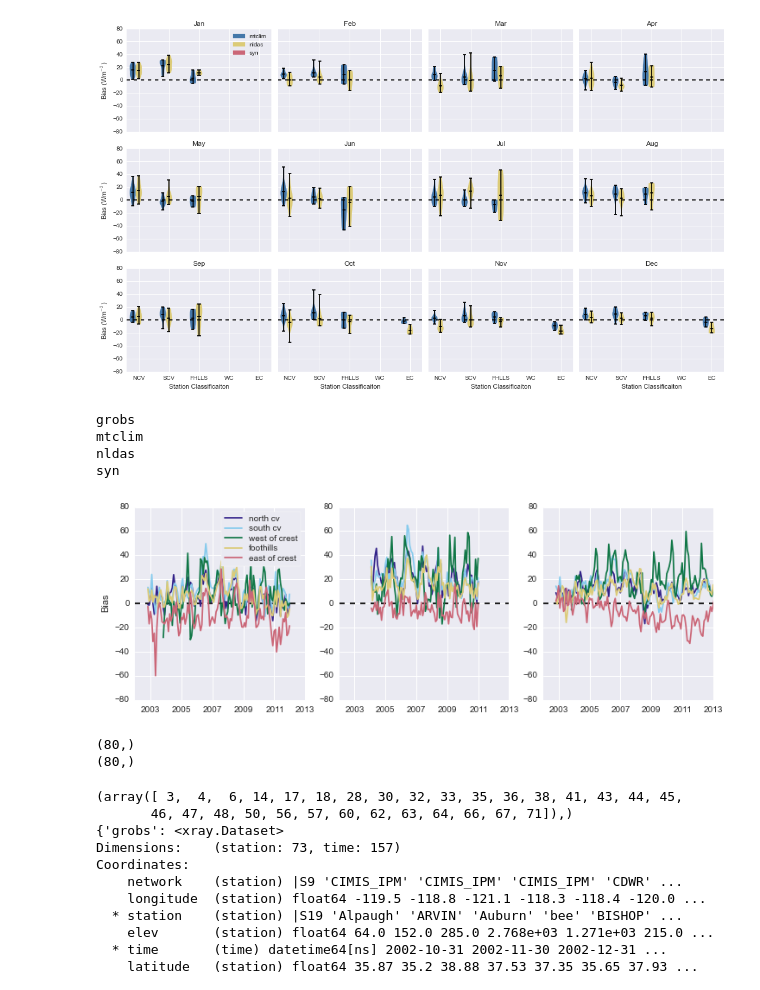
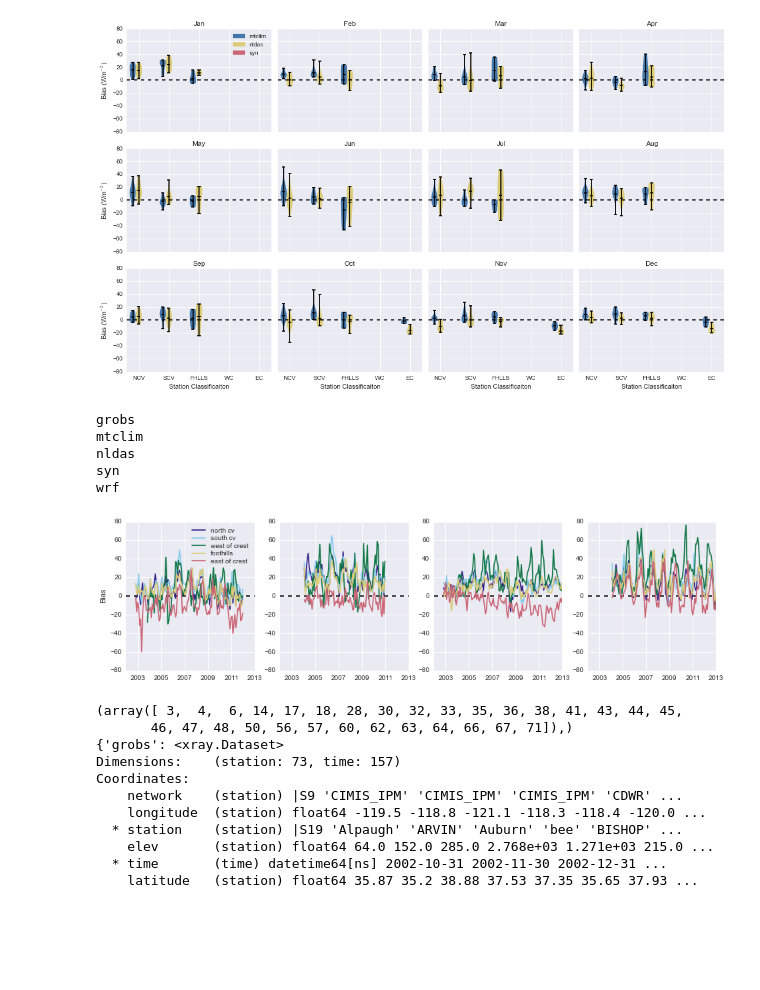
Before and after one commit to klapo/CalRad, a Jupyter notebook: CR.GrobsCompare.ipynb, the cells around one changed output. Saved outputs shown, nothing was run; the diff lists cells and outputs as text; code cells hidden in the pictures; blank space fills up the shorter version.

Commit message:
Added WRF to all plots, made plotting routines more general to handle arbitrary numbers of variables. Still needs violinplot upgrade (CR.ProductRegrid.ipynb)

```diff
--- a/CR.GrobsCompare.ipynb
+++ b/CR.GrobsCompare.ipynb
@@ -244,7 +256,7 @@ lon_stat = grobs.longitude.values
 lat_stat = grobs.latitude.values
 
 ## Loop through dates
-for d in pd.date_range(start='2005-10-01',end='2005-11-01',freq='M'):
+for d in pd.date_range(start='2006-04-01',end='2006-07-01',freq='M'):
 
     fig = plt.figure(figsize=(12,6))
     gs = matplotlib.gridspec.GridSpec(2,num_products+1,width_ratios=np.append(np.ones(num_products)*16,np.array(1.)))
@@ -334,9 +346,9 @@ for d in pd.date_range(start='2005-10-01',end='2005-11-01',freq='M'):
 
     fig.tight_layout()
 
-    os.chdir(dir_print)
+    os.chdir(dir_print+'/MonthlyDiff')
     outdate = pd.to_datetime(d)
     outdate = outdate.strftime('%Y_%m')
     fname = 'GrObs.MonthlyDiff.'+str(outdate)+'.png'
     fig.savefig(fname)
-    plt.close(fig)
+#     plt.close(fig)
@@ -363,7 +377,7 @@ lat_labels = np.arange(36,39,.5)
 lon_labels = np.arange(-120,-117,1)
 
 ## Loop through dates
-for d in pd.date_range(start='2005-10-01',end='2010-11-01',freq='M'):
+for d in pd.date_range(start='2006-04-01',end='2006-07-01',freq='M'):
 
     fig = plt.figure(figsize=(12,6))
     gs = matplotlib.gridspec.GridSpec(2,num_products+1,width_ratios=np.append(np.ones(num_products)*16,np.array(1.)))
@@ -458,4 +472,4 @@ for d in pd.date_range(start='2005-10-01',end='2010-11-01',freq='M'):
     outdate = outdate.strftime('%Y_%m')
     fname = 'GrObs_Mountain.MonthlyDiff.'+str(outdate)+'.png'
     fig.savefig(fname)
-    plt.close(fig)
+#     plt.close(fig)
@@ -484,6 +502,7 @@ for YYYY in np.arange(2002,2014):
             ax.set_ylabel('Bias (Wm$^{-2}$)')
         if m > 8:
             ax.set_xlabel('Station Elevation (m)')
+        ax.plot(np.array([0,3500]),np.array([0,0]),'k--')
         ax.set_title(month_label[m-1])
         ax.set_ylim([-40,80])
     f.tight_layout()
@@ -590,14 +623,16 @@ for YYYY in np.arange(2004,2010):
 month_label = ['Jan','Feb','Mar','Apr','May','Jun','Jul','Aug','Sep','Oct','Nov','Dec']
 grouping = ['north cv','south cv','foothills','west of crest','east of crest']
 gr_label = ['NCV','SCV','FHLLS','WC','EC']
-bin_pos = np.array([[1,2,3],[6,7,8],[11,12,13],[16,17,18],[21,22,23]])
-colsche =   np.array([[68.,119.,170.],\
-            [221.,204.,119.],\
-            [204.,102.,119.]])
+bin_pos = np.array([[1,2,3,4],[7,8,9,10],[13,14,15,16],[19,20,21,22],[25,26,27,28]])
+colsche = np.array([[68.,119.,170.],\
+                [17.,119.,71.],\
+                [221.,204.,119.],\
+                [204.,102.,119.]])
+
 colsche = np.divide(colsche,256.)
 violinplotlines = ['cbars','cmins','cmeans','cmaxes']
 
-for YYYY in np.arange(2004,2010):
+for YYYY in np.arange(2010,2013):
     f, axes = plt.subplots(3, 4, figsize=(15, 9), sharex=True, sharey=True)
     for ax,m in zip(axes.flat, np.arange(1,13)):
         ## Build xray structure for violinplot
@@ -622,15 +657,15 @@ for YYYY in np.arange(2004,2010):
                             coords={'group': (['group'],ds_group)})
 
         # Tidy up
-        diff_da = xray.concat([prod_ds['mtclim'],prod_ds['nldas'],prod_ds['syn']],dim='product')
-        diff_da.coords['product'] = ['mtclim','nldas','syn']
+        diff_da = xray.concat([prod_ds['mtclim'],prod_ds['nldas'],prod_ds['syn'],prod_ds['wrf']],dim='product')
+        diff_da.coords['product'] = ['mtclim','nldas','syn','wrf']
 
         ## Plotting
         # In future: find a way to make line color and body area agree
         for n,gr in enumerate(grouping):
             ## Violin plots
             dat_for_plot= diff_da.bias.loc[{'group':gr,}].values
-            if dat_for_plot.size <4:
+            if dat_for_plot.size <=4:
                 continue
             result = ax.violinplot(dat_for_plot.T,positions=np.array((bin_pos[n])),showmeans=True,widths=1)
 
@@ -644,9 +679,14 @@ for YYYY in np.arange(2004,2010):
             pc = result['cbars']
             for vpl in violinplotlines:
                 result[vpl].set_color('k')
+        pr_names_for_legend = [pr for pr in pr_names if not pr == 'grobs']
+        handle = [matplotlib.patches.Patch(color=colsche[n], label=pr_names_for_legend[n]) \
+                      for n,p in enumerate(pr_names_for_legend)]
 
         # Labels and legend
-        ax.plot(np.array([0,24]),np.array([0,0]),'k--')
+        if m == 1:
+            ax.legend(handles=handle,ncol=num_products,labelspacing=.25,columnspacing=.3)
+        ax.plot(np.array([0,bin_pos.max()]),np.array([0,0]),'k--')
         ax.set_xticks(bin_pos[:,1])
         ax.set_ylim([-80,80])
         if np.mod(((m-1)+4),4) == 0:
@@ -768,39 +811,40 @@ colsche =   np.array([[51.,34.,138.],\
             [221.,204.,119.],\
             [204.,102.,119.]])
 colsche = np.divide(colsche,256.)
-fig = plt.figure(figsize=(12,12))
-gs = matplotlib.gridspec.GridSpec(1,3,width_ratios=[2,2,2],height_ratios=[.5,.5,.5])
+fig = plt.figure(figsize=(20,20))
+gs = matplotlib.gridspec.GridSpec(1,num_products,\
+                                  width_ratios=np.ones(num_products)*5,height_ratios=np.ones(num_products)*10)
 for n,pr in enumerate(pr_names):
     print(pr)
 
     if pr == 'grobs':
         continue
     ax = plt.subplot(gs[0,n-1])
     plt.plot(np.array([datetime(2002,1,1),datetime(2013,1,1)]),np.array([0,0]),'k--')
     grobs_diff = (grobs[pr]-grobs.SWdwn)
     grobs_diff = grobs_diff.swap_dims({'station':'Grouping'})
 
     # Buid dataset
     for m,gr in enumerate(grouping):
         plt.plot(grobs_diff.time,grobs_diff.loc[{'Grouping':gr}].mean(dim='Grouping'),color=colsche[m],label=gr)
 
     # Labels and legend
     if n == 1:
         ax.legend(ncol=1,labelspacing=.25,markerscale=2,numpoints=1,columnspacing=.3,frameon=True)
         ax.set_ylabel('Bias')
     ax.set_xlim(datetime(2002,1,1),datetime(2013,1,1))
     ax.set_ylim(-80,80)
-#     plt.plot(np.array([datetime(2002,1,1),datetime(2013,1,1)]),np.array([0,0]),'k--')
 
 os.chdir(dir_print)
 fname = 'SWdwn_bias_monthly.groups.png'
 fig.savefig(fname)
 # %% [output]
 grobs
 mtclim
 nldas
 syn
+wrf
-[figure, old version]
+[figure, new version]
 # %%
 ############################################
 ## Time series of irradiance by longitude ##
@@ -869,34 +913,6 @@ for YYYY in np.arange(2008,2012):
     fname = 'SWdwn_transect.'+str(YYYY)+'.png'
     f.savefig(fname)
     plt.close(f)
-# %%
-# Get values for year
-# if m == 12:
-#     d = pd.date_range(start=(str(YYYY)+'-'+str(m)+'-1'),end=(str(YYYY+1)+'-'+str(1)+'-1'),freq='M')
-# else:
-#     d = pd.date_range(start=(str(YYYY)+'-'+str(m)+'-1'),end=(str(YYYY)+'-'+str(m+1)+'-1'),freq='M')
-
-# irrad_values = np.squeeze(monthly_mean[pr].SWdwn.loc[d[0]:d[0]].values)
-# if pr == 'grobs':
-#     loni_r = (monthly_mean[pr].longitude<-118).values
-#     loni_l = (monthly_mean[pr].longitude>-122).values
-#     lati_b = (monthly_mean[pr].latitude>lat_bottom).values
-#     lati_t = (monthly_mean[pr].latitude<lat_top).values
-#     index_array = np.logical_and.reduce(np.array((loni_r,loni_l,lati_b,lati_t)))
-#     index_array = np.nonzero(index_array)
-
-#     irrad_values = irrad_values[index_array]
-#     lon_values = monthly_mean[pr].longitude.values[index_array]
-
-irrad_values = np.squeeze(monthly_mean[pr].SWdwn.loc[d[0]:d[0]].values)
-irrad_values = irrad_values[ind_lat[0]:ind_lat[-1]+1,ind_lon[0]:ind_lon[-1]+1]
-irrad_values = np.nanmean(irrad_values,axis=0)
-
-print(irrad_values.shape)
-print(lon_values.shape)
-# %% [output]
-(80,)
-(80,)
 # %%
 # Transect limits
 lat_bottom = 37
```
Also changed, not shown: parts of 9 cells of this notebook.
